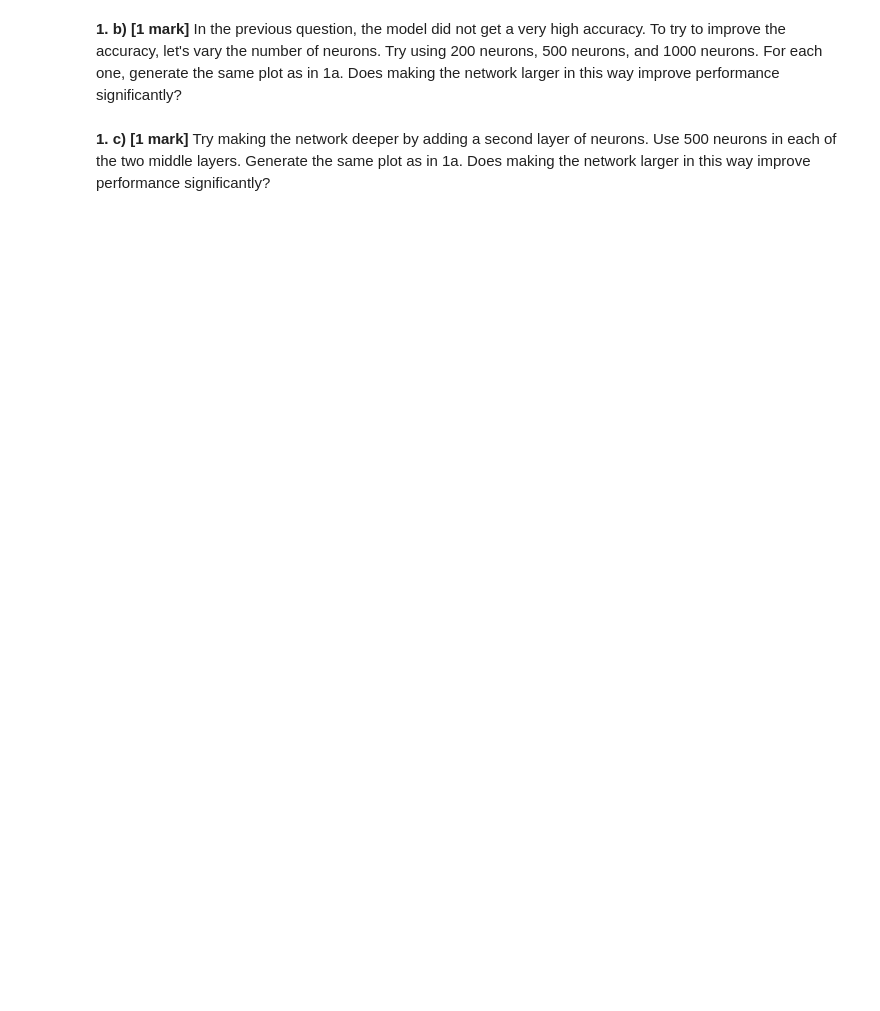
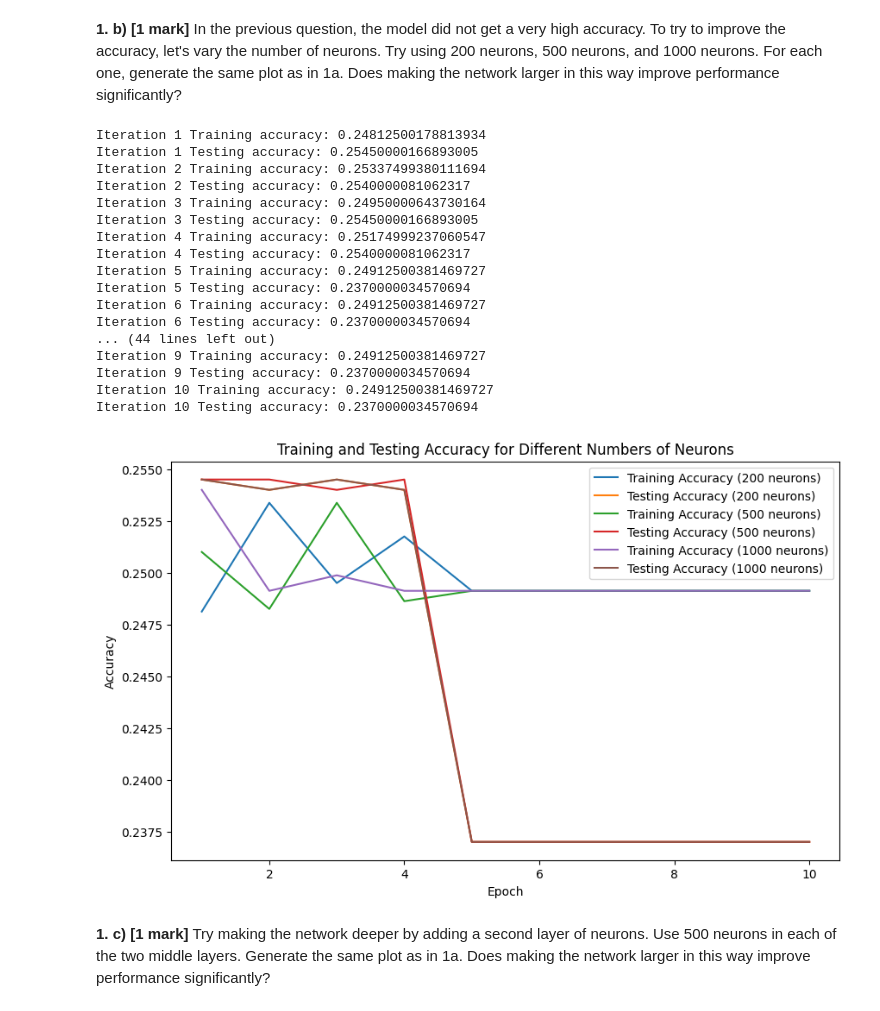
Before and after one commit to mr-nudo/neuronModels1, a Jupyter notebook: syde552_file_(4).ipynb, the cells around one changed output. Cells and saved outputs as stored; diff of their text form; code cells hidden in the pictures; blank space fills up the shorter version.

```diff
--- a/syde552_file_(4).ipynb
+++ b/syde552_file_(4).ipynb
@@ -133,4 +133,76 @@ Iteration 10 Testing accuracy: 0.2370000034570694
 # %% [markdown]
 **1. b) [1 mark]** In the previous question, the model did not get a very high accuracy.  To try to improve the accuracy, let's vary the number of neurons.  Try using 200 neurons, 500 neurons, and 1000 neurons.  For each one, generate the same plot as in 1a.  Does making the network larger in this way improve performance significantly?
+# %%
+hidden_neurons_list = [200, 500, 1000]
+accuracy_train_list = []
+accuracy_test_list = []
+
+for hidden_neurons in hidden_neurons_list:
+    network = Net(hidden_neurons)
+    accuracy_train = []
+    accuracy_test = []
+    for _ in range(10):
+      optimizer = torch.optim.SGD(network.parameters(),
+                            lr=0.1,   # learning rate
+                            momentum=0.5)
+
+      network.train()      # configure the network for training
+      for i in range(10):  # train the network 10 times
+          correct = 0
+          for data, target in train_loader:       # working in batchs of 1000
+              optimizer.zero_grad()               # initialize the learning system
+              output = network(data)              # feed in the data
+              loss = F.nll_loss(output, target)   # compute how wrong the output is
+              loss.backward()                     # change the weights to reduce error
+              optimizer.step()                    # update the learning rule
+
+              pred = output.data.max(1, keepdim=True)[1]           # compute which output is largest
+              correct += pred.eq(target.data.view_as(pred)).sum()  # compute the number of correct outputs
+      # update the list of training accuracy values
+      score = float(correct/len(train_loader.dataset))
+      accuracy_train.append(score)
+      print('Iteration', len(accuracy_train), 'Training accuracy:', score)
+
+      correct = 0
+      network.eval()
+      for data, target in test_loader:    # go through the test data once (in groups of 1000)
+          output = network(data)                               # feed in the data
+          pred = output.data.max(1, keepdim=True)[1]           # compute which output is largest
+          correct += pred.eq(target.data.view_as(pred)).sum()  # compute the number of correct outputs
+      # update the list of testing accuracy values
+      score = float(correct/len(test_loader.dataset))
+      accuracy_test.append(score)
+      print('Iteration', len(accuracy_test), 'Testing accuracy:', score)
+    accuracy_train_list.append(accuracy_train)
+    accuracy_test_list.append(accuracy_test)
+
+plt.figure(figsize=(10, 6))
+for i, hidden_neurons in enumerate(hidden_neurons_list):
+    plt.plot(range(1, 11), accuracy_train_list[i], label=f'Training Accuracy ({hidden_neurons} neurons)')
+    plt.plot(range(1, 11), accuracy_test_list[i], label=f'Testing Accuracy ({hidden_neurons} neurons)')
+plt.xlabel('Epoch')
+plt.ylabel('Accuracy')
+plt.title('Training and Testing Accuracy for Different Numbers of Neurons')
+plt.legend()
+plt.show()
+# %% [output]
+Iteration 1 Training accuracy: 0.24812500178813934
+Iteration 1 Testing accuracy: 0.25450000166893005
+Iteration 2 Training accuracy: 0.25337499380111694
+Iteration 2 Testing accuracy: 0.2540000081062317
+Iteration 3 Training accuracy: 0.24950000643730164
+Iteration 3 Testing accuracy: 0.25450000166893005
+Iteration 4 Training accuracy: 0.25174999237060547
+Iteration 4 Testing accuracy: 0.2540000081062317
+Iteration 5 Training accuracy: 0.24912500381469727
+Iteration 5 Testing accuracy: 0.2370000034570694
+Iteration 6 Training accuracy: 0.24912500381469727
+Iteration 6 Testing accuracy: 0.2370000034570694
+... (44 lines left out)
+Iteration 9 Training accuracy: 0.24912500381469727
+Iteration 9 Testing accuracy: 0.2370000034570694
+Iteration 10 Training accuracy: 0.24912500381469727
+Iteration 10 Testing accuracy: 0.2370000034570694
+[figure, added]
 # %% [markdown]
 **1. c) [1 mark]** Try making the network deeper by adding a second layer of neurons.  Use 500 neurons in each of the two middle layers.  Generate the same plot as in 1a.  Does making the network larger in this way improve performance significantly?
```
Also changed, not shown: parts of 10 cells of this notebook.
